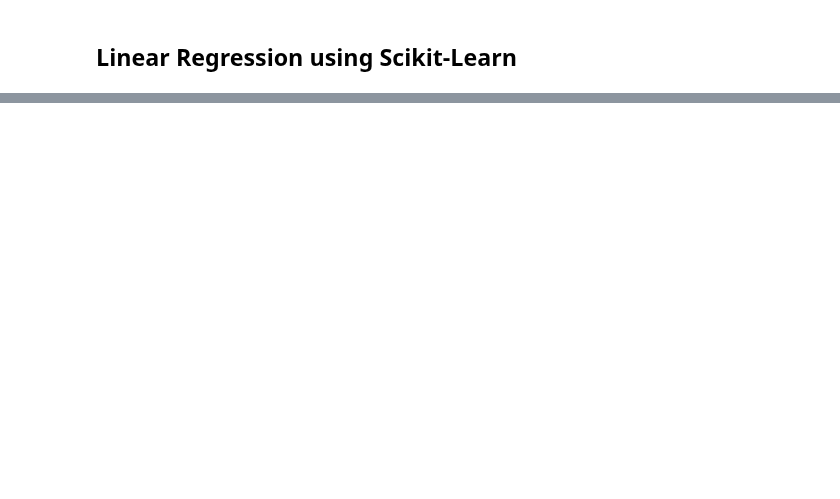
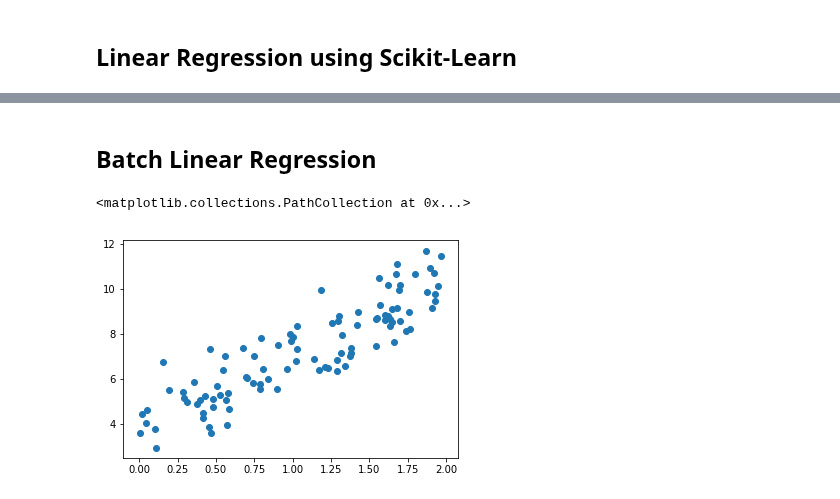
Before and after one commit to richss/cs455-ml-demos, a Jupyter notebook: Ch4-Demos.ipynb, the cells around one changed output, grey strips where cells are left out. Cells and saved outputs as stored; diff of their text form; code cells hidden in the pictures; blank space fills up the shorter version.

```diff
--- a/Ch4-Demos.ipynb
+++ b/Ch4-Demos.ipynb
@@ -89,0 +97,20 @@ array([[4.27224919],
+# %% [markdown]
+## Batch Linear Regression
+# %%
+## Batch Linear Regression in Python
+
+import numpy as np
+from matplotlib import pyplot as plt
+%matplotlib inline
+
+
+X = 2 * np.random.rand(100,1)
+y = 4 + 3*X + np.random.randn(100,1)  #y = 3x + 4  +guassian noise
+
+# Add first column of 1s for matrix operations
+X_b = np.c_[np.ones((100,1)), X]
+
+plt.scatter(X,y)
+# %% [output]
+<matplotlib.collections.PathCollection at 0x...>
+[figure, added]
```
Also changed, not shown: parts of 17 cells of this notebook.
